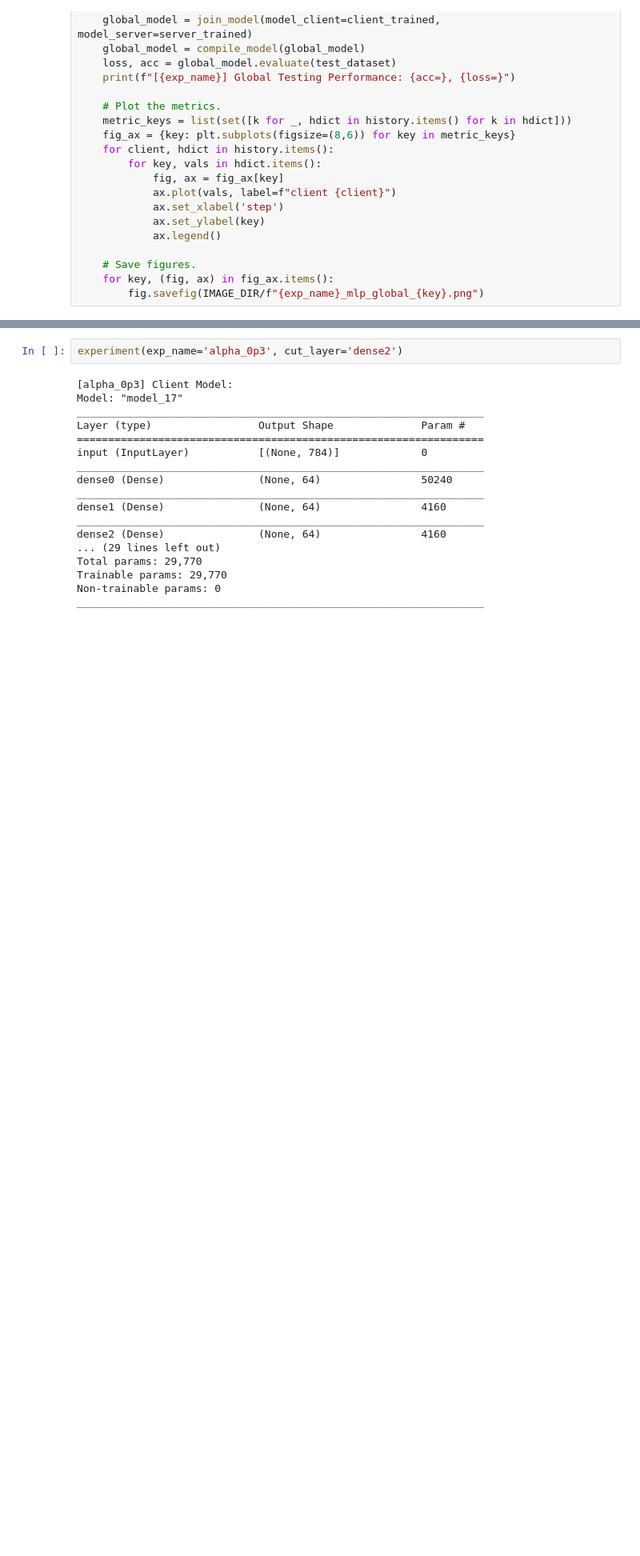
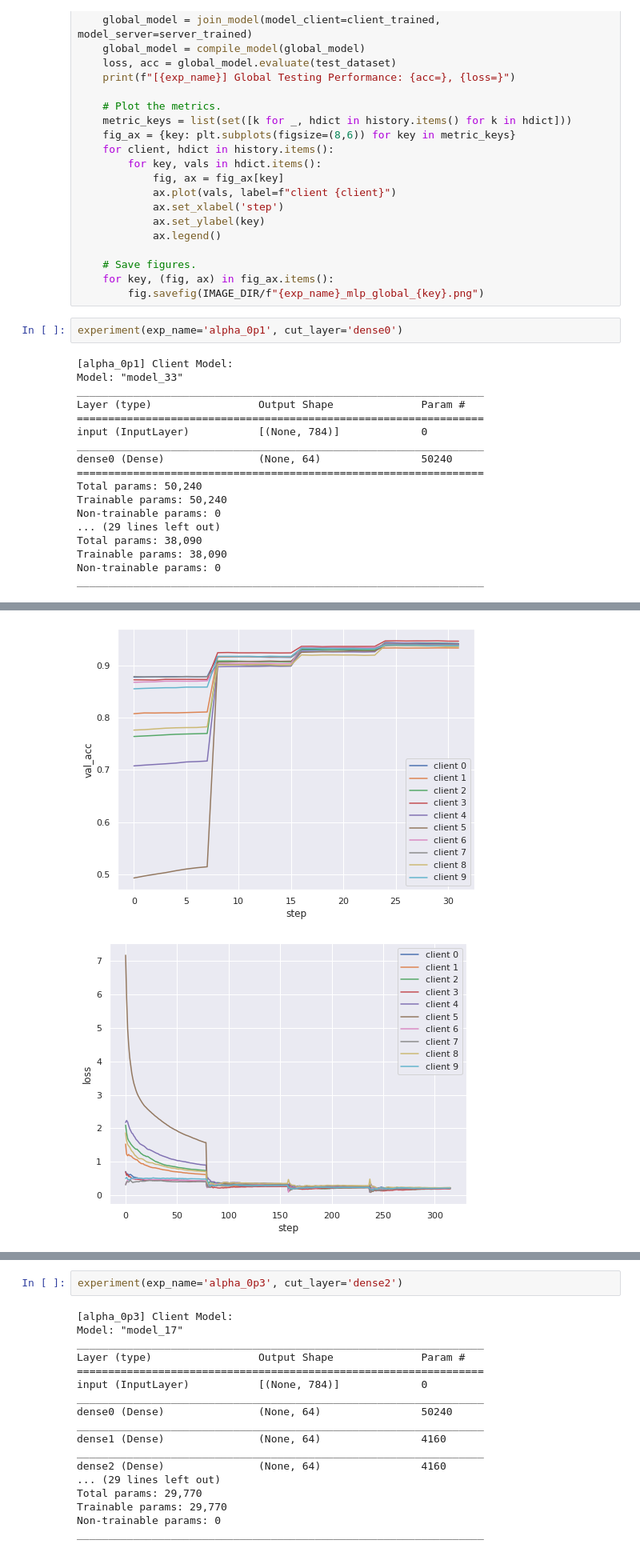
Before and after one commit to zanderman/split-fed-optim, a Jupyter notebook: splitfed.ipynb, the cells around one changed output, grey strips where cells are left out. Shown at 80% size. Saved outputs shown, nothing was run; the diff lists cells and outputs as text; blank space fills up the shorter version.

Commit message:
Add experiment for alpha = 0.1

```diff
--- a/splitfed.ipynb
+++ b/splitfed.ipynb
@@ -1235,3 +1235,23 @@ def experiment(exp_name: str, cut_layer: int|str):
     # Save figures.
     for key, (fig, ax) in fig_ax.items():
         fig.savefig(IMAGE_DIR/f"{exp_name}_mlp_global_{key}.png")
+# %%
+experiment(exp_name='alpha_0p1', cut_layer='dense0')
+# %% [output]
+[alpha_0p1] Client Model:
+Model: "model_33"
+_________________________________________________________________
+Layer (type)                 Output Shape              Param #
+=================================================================
+input (InputLayer)           [(None, 784)]             0
+_________________________________________________________________
+dense0 (Dense)               (None, 64)                50240
+=================================================================
+Total params: 50,240
+Trainable params: 50,240
+Non-trainable params: 0
+... (29 lines left out)
+Total params: 38,090
+Trainable params: 38,090
+Non-trainable params: 0
+_________________________________________________________________
@@ -1237,0 +1260,2 @@ def experiment(exp_name: str, cut_layer: int|str):
+[figure, added]
+[figure, added]
```
Also changed, not shown: parts of 1 cell of this notebook.
